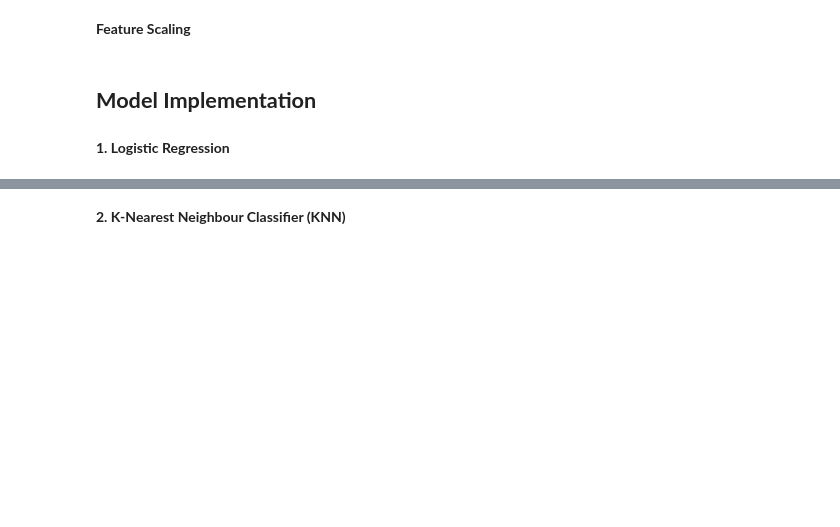
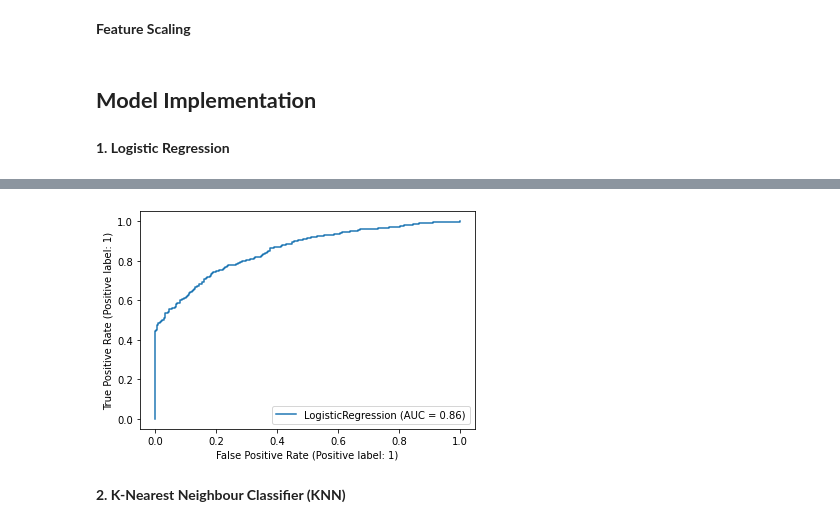
Before and after one commit to omajipawar/Cardiovascular-Risk-Prediction, a Jupyter notebook: Cardiovascular_Risk_Prediction_(Omaji_Pawar).ipynb, the cells around one changed output, grey strips where cells are left out. Drawn from its saved outputs; the diff is of its cells as text; code cells hidden in the pictures; blank space fills up the shorter version.

```diff
--- a/Cardiovascular_Risk_Prediction_(Omaji_Pawar).ipynb
+++ b/Cardiovascular_Risk_Prediction_(Omaji_Pawar).ipynb
@@ -436,3 +437,10 @@ weighted avg       0.77      0.76      0.76      1152
+# %%
+from sklearn.metrics import plot_roc_curve
+#Plotting roc curve
+plot_roc_curve(LR,X_test,y_test)
+plt.show()
+# %% [output]
+[figure, added]
 # %% [markdown]
 **2. K-Nearest Neighbour Classifier (KNN)**
 # %%
```
Also changed, not shown: parts of 25 cells of this notebook.
